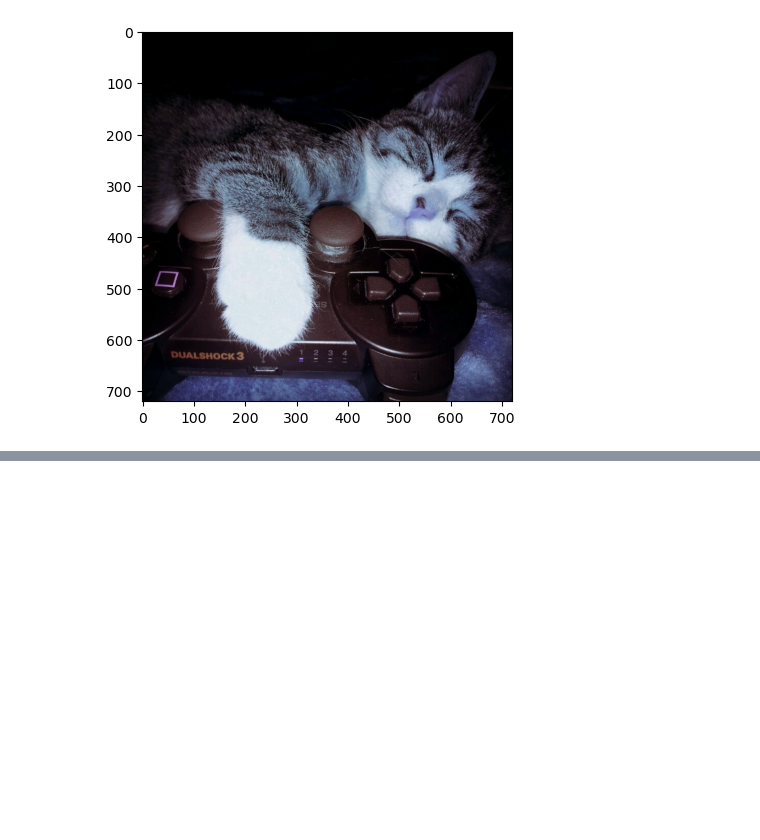
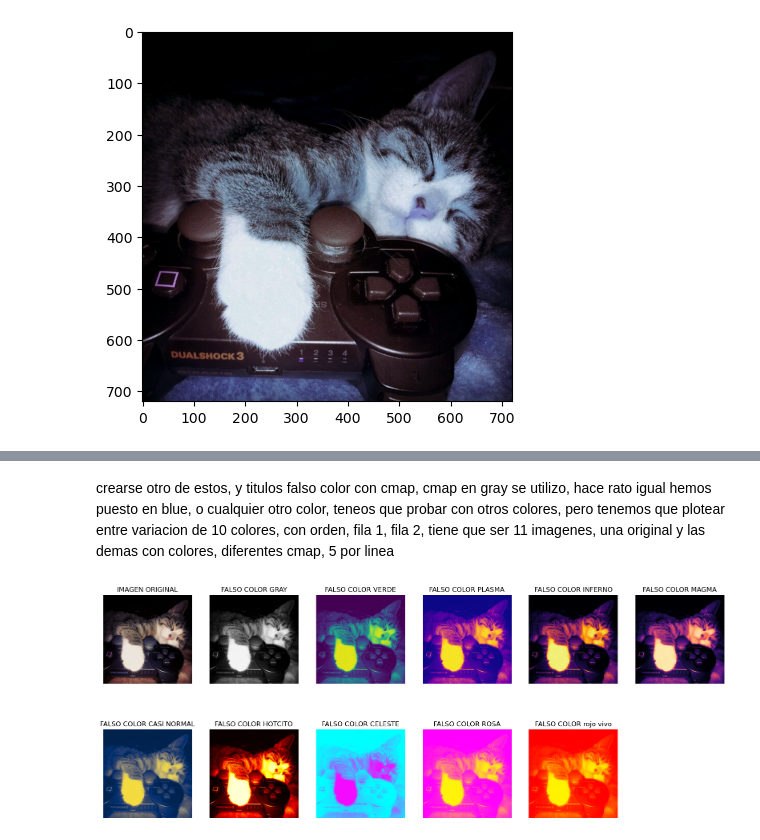
Before and after one commit to sebastiansoto1407/procesamientoimgofi, a Jupyter notebook: clase1/clase1.ipynb, the cells around one changed output, grey strips where cells are left out. Drawn from its saved outputs; the diff is of its cells as text; code cells hidden in the pictures; blank space fills up the shorter version.

```diff
--- a/clase1/clase1.ipynb
+++ b/clase1/clase1.ipynb
@@ -9,0 +101,71 @@ plt.show()
+# %% [markdown]
+crearse otro de estos, y titulos falso color con cmap, cmap en gray se utilizo, hace rato igual hemos puesto en blue, o cualquier otro color, teneos que probar con otros colores, pero tenemos que plotear entre variacion de 10 colores, con orden, fila 1, fila 2, tiene que ser 11 imagenes, una original y las demas con colores, diferentes cmap, 5 por linea
+# %%
+import cv2
+import matplotlib.pyplot as plt
+import numpy as np
+plt.rcParams['figure.figsize'] = [20, 8]
+img=cv2.imread('gato.jpg',cv2.IMREAD_COLOR)
+imgRGB=cv2.cvtColor(img, cv2.COLOR_BGR2RGB)
+gray=cv2.cvtColor(img, cv2.COLOR_BGR2GRAY)
+
+#Primera fila
+plt.subplot(2,6,1)
+plt.title("IMAGEN ORIGINAL")
+plt.imshow(imgRGB)
+plt.axis('off')
+
+plt.subplot(2,6,2)
+plt.title("FALSO COLOR GRAY")
+plt.imshow(gray, cmap='gray')
+plt.axis('off')
+
+plt.subplot(2,6,3)
+plt.title("FALSO COLOR VERDE")
+plt.imshow(gray, cmap='viridis')
+plt.axis('off')
+
+plt.subplot(2,6,4)
+plt.title("FALSO COLOR PLASMA")
+plt.imshow(gray, cmap='plasma')
+plt.axis('off')
+
+plt.subplot(2,6,5)
+plt.title("FALSO COLOR INFERNO")
+plt.imshow(gray, cmap='inferno')
+plt.axis('off')
+
+plt.subplot(2,6,6)
+plt.title("FALSO COLOR MAGMA")
+plt.imshow(gray, cmap='magma')
+plt.axis('off')
+
+#Segunda fila
+plt.subplot(2,6,7)
+plt.title("FALSO COLOR CASI NORMAL")
+plt.imshow(gray, cmap='cividis')
+plt.axis('off')
+
+plt.subplot(2,6,8)
+plt.title("FALSO COLOR HOTCITO")
+plt.imshow(gray, cmap='hot')
+plt.axis('off')
+
+plt.subplot(2,6,9)
+plt.title("FALSO COLOR CELESTE")
+plt.imshow(gray, cmap='cool')
+plt.axis('off')
+
+plt.subplot(2,6,10)
+plt.title("FALSO COLOR ROSA")
+plt.imshow(gray, cmap='spring')
+plt.axis('off')
+
+plt.subplot(2,6,11)
+plt.title("FALSO COLOR rojo vivo")
+plt.imshow(gray, cmap='autumn')
+plt.axis('off')
+
+plt.show()
+# %% [output]
+[figure, added]
```
Also changed, not shown: parts of 16 cells of this notebook, 13 other files.
